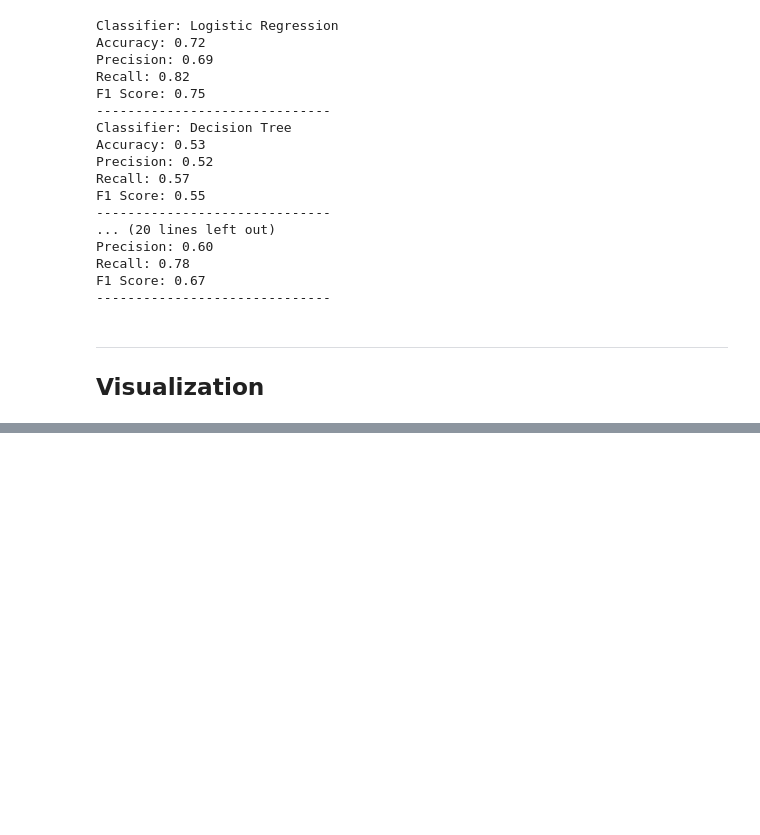
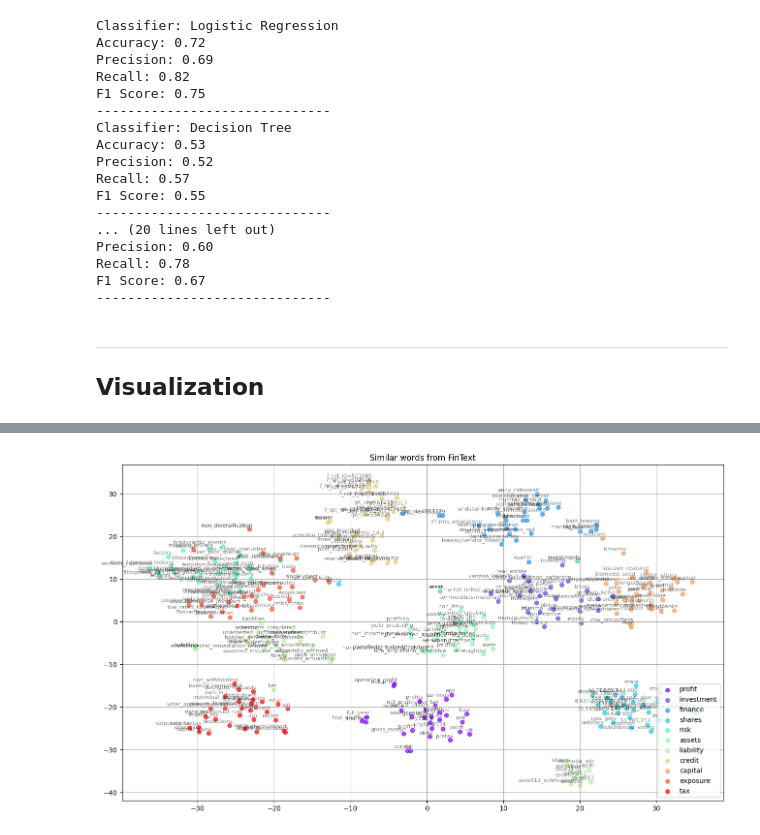
Before and after one commit to pedronunomacedo/PLN-Projects, a Jupyter notebook: 1st_project/dense_vectors_fintext.ipynb, the cells around one changed output, grey strips where cells are left out. Drawn from its saved outputs; the diff is of its cells as text; code cells hidden in the pictures; blank space fills up the shorter version.

```diff
--- a/1st_project/dense_vectors_fintext.ipynb
+++ b/1st_project/dense_vectors_fintext.ipynb
@@ -568,0 +603,37 @@ visualize_embeddings(
+# %%
+embedding_clusters = np.array(embedding_clusters)
+n, m, k = embedding_clusters.shape
+tsne_model_en_2d = TSNE(
+    perplexity=15, n_components=2, init="pca", n_iter=2500, random_state=32
+)
+embeddings_en_2d = np.array(
+    tsne_model_en_2d.fit_transform(embedding_clusters.reshape(n * m, k))
+).reshape(n, m, 2)
+# %%
+import matplotlib.pyplot as plt
+import matplotlib.cm as cm
+%matplotlib inline
+
+
+def tsne_plot_similar_words(title, labels, embedding_clusters, word_clusters, a, filename=None):
+    plt.figure(figsize=(16, 9))
+    colors = cm.rainbow(np.linspace(0, 1, len(labels)))
+    for label, embeddings, words, color in zip(labels, embedding_clusters, word_clusters, colors):
+        x = embeddings[:, 0]
+        y = embeddings[:, 1]
+        plt.scatter(x, y, c=color, alpha=a, label=label)
+        for i, word in enumerate(words):
+            plt.annotate(word, alpha=0.5, xy=(x[i], y[i]), xytext=(5, 2),
+                         textcoords='offset points', ha='right', va='bottom', size=8)
+    plt.legend(loc=4)
+    plt.title(title)
+    plt.grid(True)
+    if filename:
+        plt.savefig(filename, format='png', dpi=150, bbox_inches='tight')
+    plt.show()
+
+
+tsne_plot_similar_words('Similar words from FinText', keys, embeddings_en_2d, word_clusters, 0.7,
+                        'figs/fintext.png')
+# %% [output]
+[figure, added]
```
Also changed, not shown: parts of 10 cells of this notebook, 10 other files.
